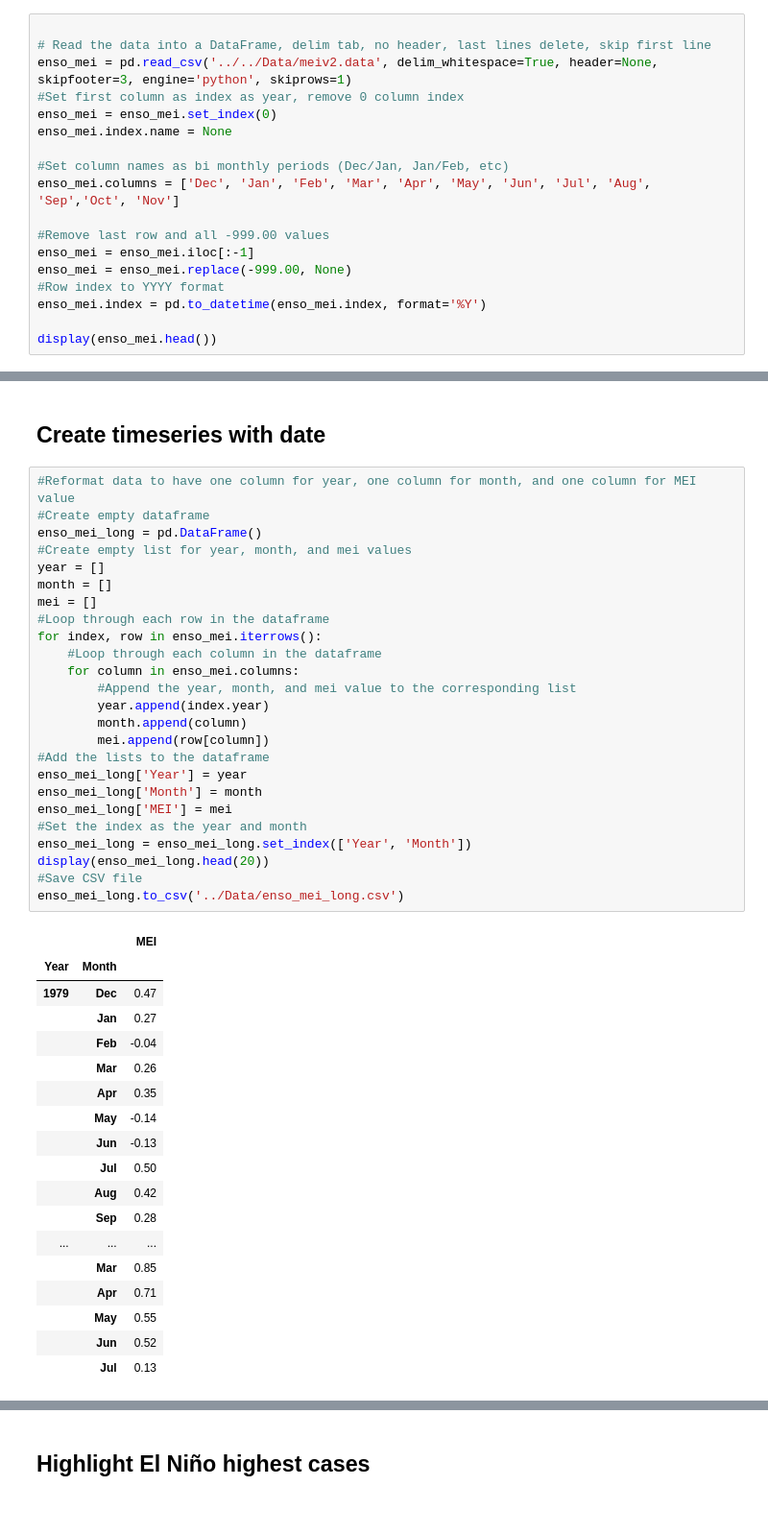
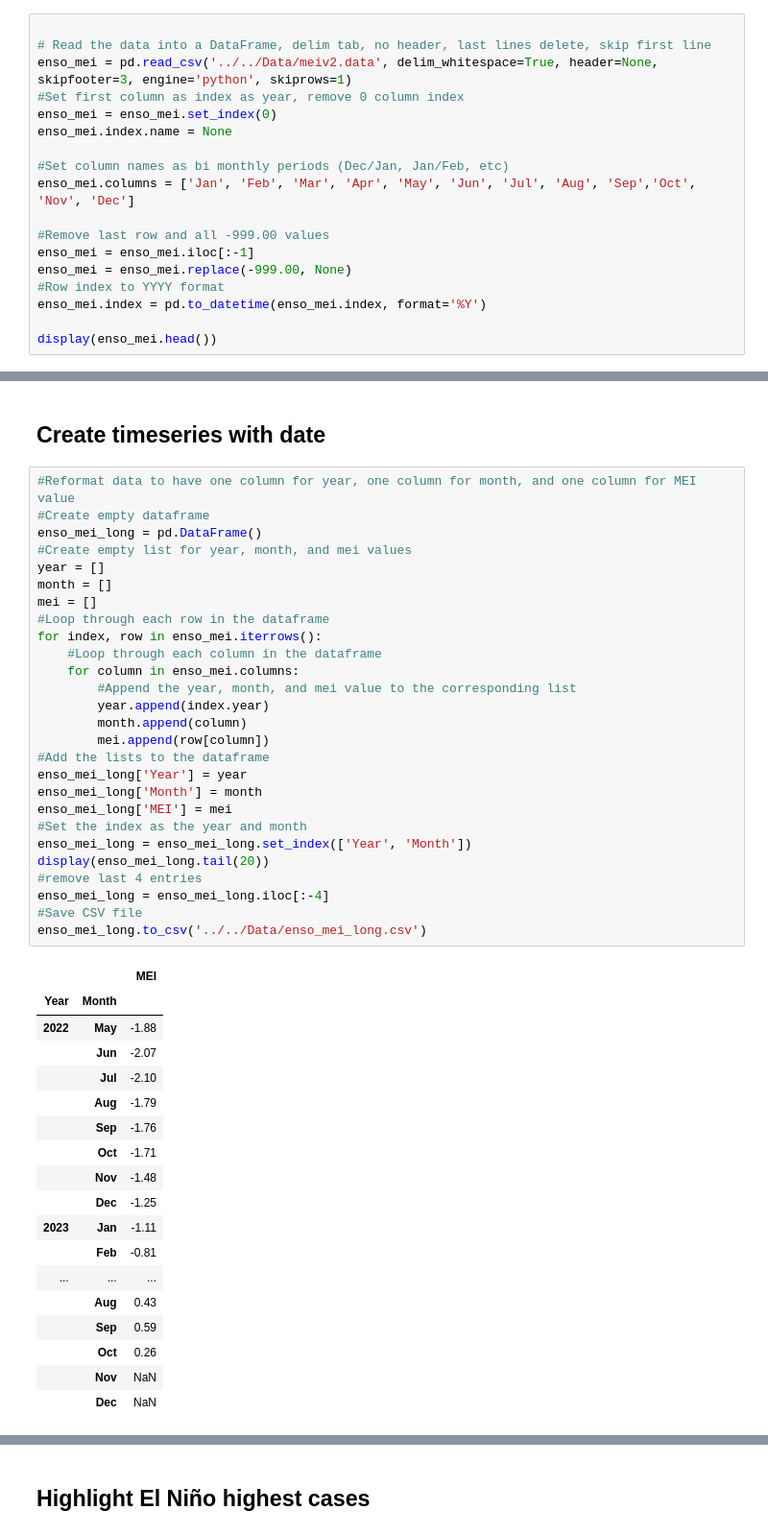
Before and after one commit to yannickpichardo/master_thesis, a Jupyter notebook: archive/enso_mei.ipynb, the cells around one changed output, grey strips where cells are left out. Shown at 96% size. Cells and saved outputs as stored; diff of their text form.

```diff
--- a/archive/enso_mei.ipynb
+++ b/archive/enso_mei.ipynb
@@ -31,7 +31,7 @@ enso_mei = enso_mei.set_index(0)
 enso_mei.index.name = None
 
 #Set column names as bi monthly periods (Dec/Jan, Jan/Feb, etc)
-enso_mei.columns = ['Dec', 'Jan', 'Feb', 'Mar', 'Apr', 'May', 'Jun', 'Jul', 'Aug', 'Sep','Oct', 'Nov']
+enso_mei.columns = ['Jan', 'Feb', 'Mar', 'Apr', 'May', 'Jun', 'Jul', 'Aug', 'Sep','Oct', 'Nov', 'Dec']
 
 #Remove last row and all -999.00 values
 enso_mei = enso_mei.iloc[:-1]
@@ -52,47 +52,49 @@ display(enso_mei.head())
 # %%
 #Reformat data to have one column for year, one column for month, and one column for MEI value
 #Create empty dataframe
 enso_mei_long = pd.DataFrame()
 #Create empty list for year, month, and mei values
 year = []
 month = []
 mei = []
 #Loop through each row in the dataframe
 for index, row in enso_mei.iterrows():
     #Loop through each column in the dataframe
     for column in enso_mei.columns:
         #Append the year, month, and mei value to the corresponding list
         year.append(index.year)
         month.append(column)
         mei.append(row[column])
 #Add the lists to the dataframe
 enso_mei_long['Year'] = year
 enso_mei_long['Month'] = month
 enso_mei_long['MEI'] = mei
 #Set the index as the year and month
 enso_mei_long = enso_mei_long.set_index(['Year', 'Month'])
-display(enso_mei_long.head(20))
+display(enso_mei_long.tail(20))
+#remove last 4 entries
+enso_mei_long = enso_mei_long.iloc[:-4]
 #Save CSV file
-enso_mei_long.to_csv('../Data/enso_mei_long.csv')
+enso_mei_long.to_csv('../../Data/enso_mei_long.csv')
 # %% [output]
 |  |  | MEI |
 | Year | Month |  |
-| 1979 | Dec | 0.47 |
-|  | Jan | 0.27 |
-|  | Feb | -0.04 |
-|  | Mar | 0.26 |
-|  | Apr | 0.35 |
-|  | May | -0.14 |
-|  | Jun | -0.13 |
-|  | Jul | 0.50 |
-|  | Aug | 0.42 |
-|  | Sep | 0.28 |
+| 2022 | May | -1.88 |
+|  | Jun | -2.07 |
+|  | Jul | -2.10 |
+|  | Aug | -1.79 |
+|  | Sep | -1.76 |
+|  | Oct | -1.71 |
+|  | Nov | -1.48 |
+|  | Dec | -1.25 |
+| 2023 | Jan | -1.11 |
+|  | Feb | -0.81 |
 | ... | ... | ... |
-|  | Mar | 0.85 |
-|  | Apr | 0.71 |
-|  | May | 0.55 |
-|  | Jun | 0.52 |
-|  | Jul | 0.13 |
+|  | Aug | 0.43 |
+|  | Sep | 0.59 |
+|  | Oct | 0.26 |
+|  | Nov | NaN |
+|  | Dec | NaN |
 # %%
 enso_mei_long = pd.read_csv('../../Data/enso_mei_long.csv')
 # Combine the Year and Month columns to create a new Date column
```
Also changed, not shown: parts of 2 cells of this notebook, 3 other files.
